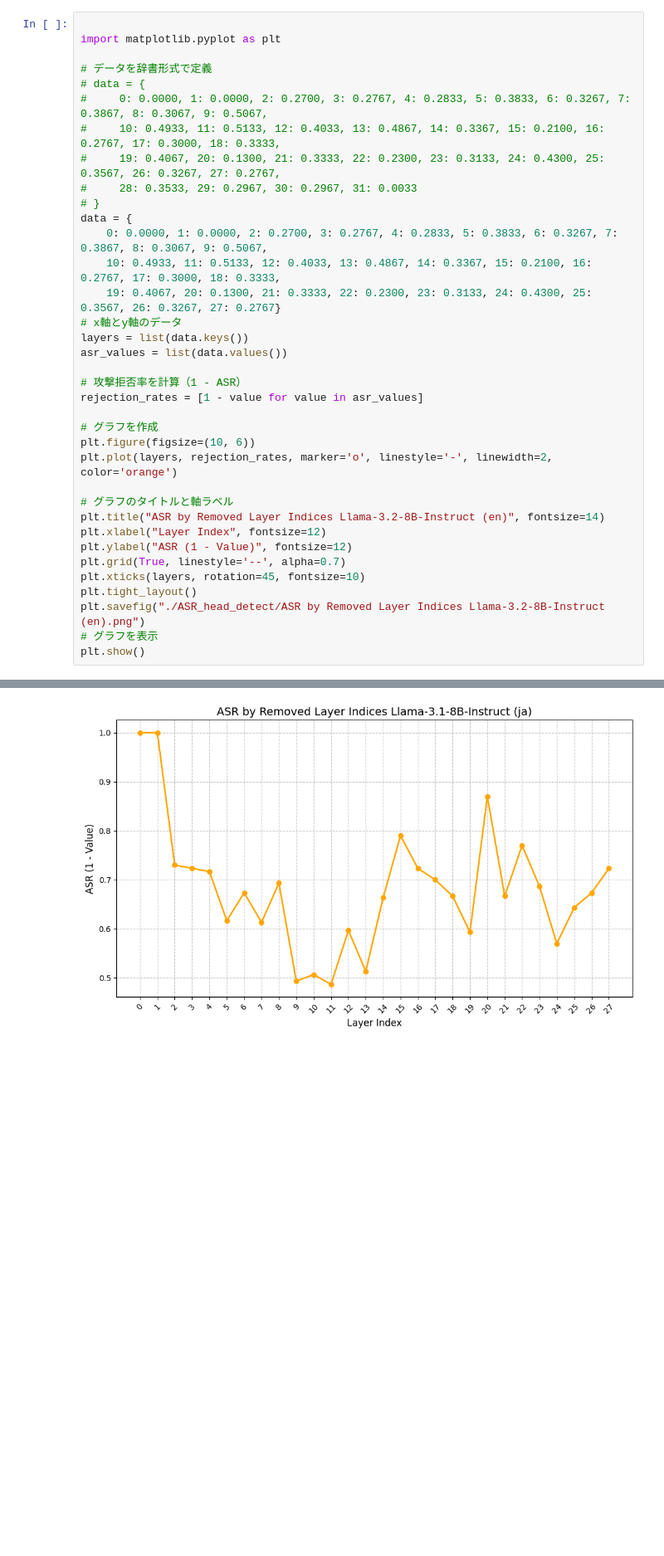
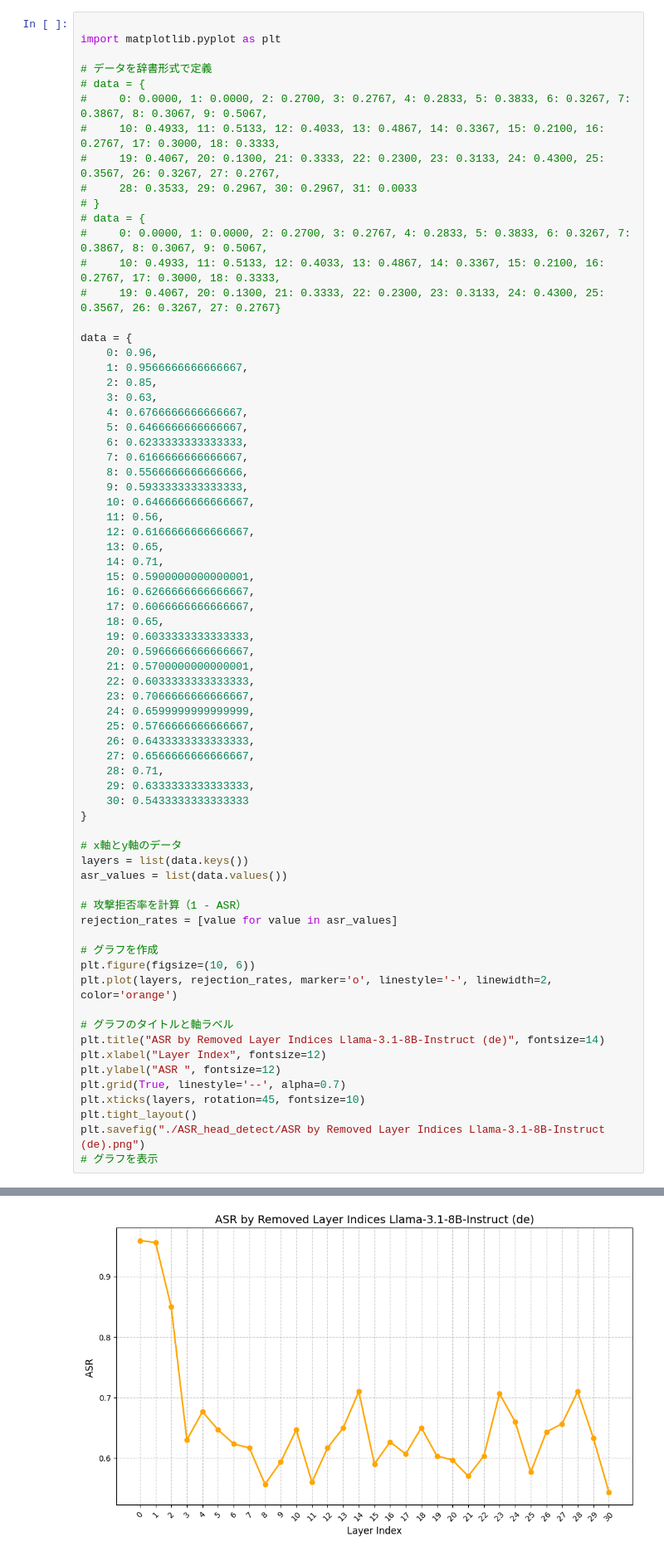
Before and after one commit to Tellterubouzu/Multilingual-Safety-Head, a Jupyter notebook: visualize.ipynb, the cells around one changed output, grey strips where cells are left out. Shown: that part at 83% size. Drawn from its saved outputs; the diff is of its cells as text; blank space fills up the shorter version.

Commit message:
result of visualize head

```diff
--- a/visualize.ipynb
+++ b/visualize.ipynb
@@ -125,29 +220,63 @@ import matplotlib.pyplot as plt
 #     19: 0.4067, 20: 0.1300, 21: 0.3333, 22: 0.2300, 23: 0.3133, 24: 0.4300, 25: 0.3567, 26: 0.3267, 27: 0.2767,
 #     28: 0.3533, 29: 0.2967, 30: 0.2967, 31: 0.0033
 # }
+# data = {
+#     0: 0.0000, 1: 0.0000, 2: 0.2700, 3: 0.2767, 4: 0.2833, 5: 0.3833, 6: 0.3267, 7: 0.3867, 8: 0.3067, 9: 0.5067,
+#     10: 0.4933, 11: 0.5133, 12: 0.4033, 13: 0.4867, 14: 0.3367, 15: 0.2100, 16: 0.2767, 17: 0.3000, 18: 0.3333,
+#     19: 0.4067, 20: 0.1300, 21: 0.3333, 22: 0.2300, 23: 0.3133, 24: 0.4300, 25: 0.3567, 26: 0.3267, 27: 0.2767}
+
 data = {
-    0: 0.0000, 1: 0.0000, 2: 0.2700, 3: 0.2767, 4: 0.2833, 5: 0.3833, 6: 0.3267, 7: 0.3867, 8: 0.3067, 9: 0.5067,
-    10: 0.4933, 11: 0.5133, 12: 0.4033, 13: 0.4867, 14: 0.3367, 15: 0.2100, 16: 0.2767, 17: 0.3000, 18: 0.3333,
-    19: 0.4067, 20: 0.1300, 21: 0.3333, 22: 0.2300, 23: 0.3133, 24: 0.4300, 25: 0.3567, 26: 0.3267, 27: 0.2767}
+    0: 0.96,
+    1: 0.9566666666666667,
+    2: 0.85,
+    3: 0.63,
+    4: 0.6766666666666667,
+    5: 0.6466666666666667,
+    6: 0.6233333333333333,
+    7: 0.6166666666666667,
+    8: 0.5566666666666666,
+    9: 0.5933333333333333,
+    10: 0.6466666666666667,
+    11: 0.56,
+    12: 0.6166666666666667,
+    13: 0.65,
+    14: 0.71,
+    15: 0.5900000000000001,
+    16: 0.6266666666666667,
+    17: 0.6066666666666667,
+    18: 0.65,
+    19: 0.6033333333333333,
+    20: 0.5966666666666667,
+    21: 0.5700000000000001,
+    22: 0.6033333333333333,
+    23: 0.7066666666666667,
+    24: 0.6599999999999999,
+    25: 0.5766666666666667,
+    26: 0.6433333333333333,
+    27: 0.6566666666666667,
+    28: 0.71,
+    29: 0.6333333333333333,
+    30: 0.5433333333333333
+}
+
 # x軸とy軸のデータ
 layers = list(data.keys())
 asr_values = list(data.values())
 
 # 攻撃拒否率を計算（1 - ASR）
-rejection_rates = [1 - value for value in asr_values]
+rejection_rates = [value for value in asr_values]
 
 # グラフを作成
 plt.figure(figsize=(10, 6))
 plt.plot(layers, rejection_rates, marker='o', linestyle='-', linewidth=2, color='orange')
 
 # グラフのタイトルと軸ラベル
-plt.title("ASR by Removed Layer Indices Llama-3.2-8B-Instruct (en)", fontsize=14)
+plt.title("ASR by Removed Layer Indices Llama-3.1-8B-Instruct (de)", fontsize=14)
 plt.xlabel("Layer Index", fontsize=12)
-plt.ylabel("ASR (1 - Value)", fontsize=12)
+plt.ylabel("ASR ", fontsize=12)
 plt.grid(True, linestyle='--', alpha=0.7)
 plt.xticks(layers, rotation=45, fontsize=10)
 plt.tight_layout()
-plt.savefig("./ASR_head_detect/ASR by Removed Layer Indices Llama-3.2-8B-Instruct (en).png")
+plt.savefig("./ASR_head_detect/ASR by Removed Layer Indices Llama-3.1-8B-Instruct (de).png")
 # グラフを表示
-plt.show()
 # %% [output]
@@ -154 +284 @@ plt.show()
-[figure, old version]
+[figure, new version]
```
Also changed, not shown: parts of 4 cells of this notebook, 27 other files.
